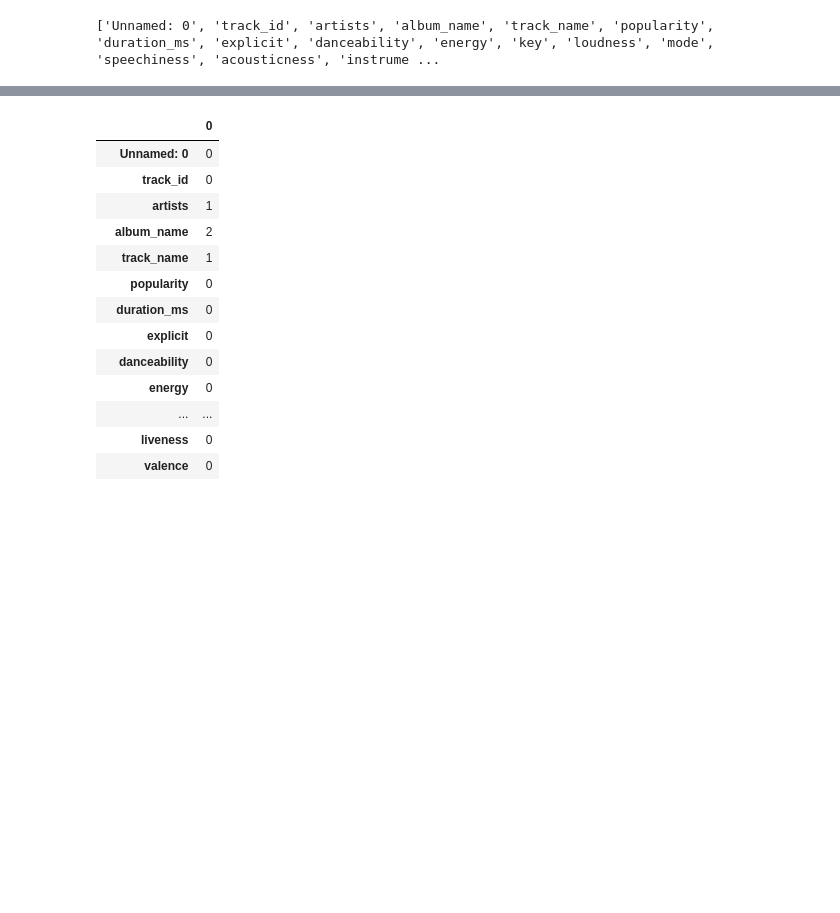
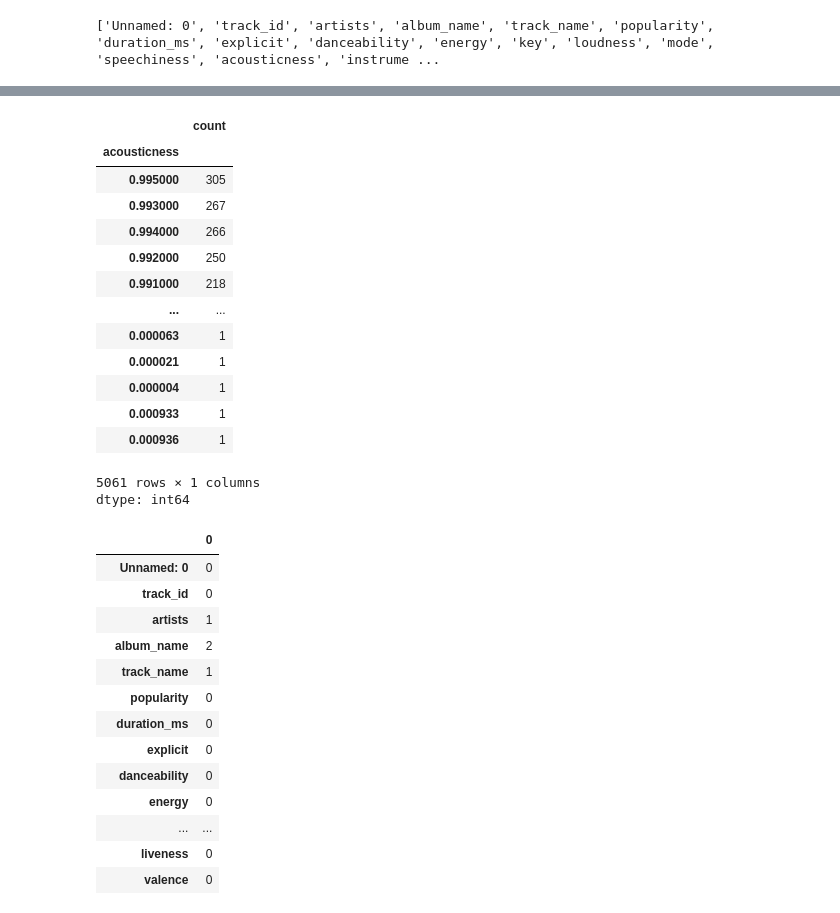
Before and after one commit to andysongyz-dev/brown-summer, a Jupyter notebook: Team4_Spotify_Rec_1_4.ipynb, the cells around one changed output, grey strips where cells are left out. Saved outputs shown, nothing was run; the diff lists cells and outputs as text; code cells hidden in the pictures; blank space fills up the shorter version.

```diff
--- a/Team4_Spotify_Rec_1_4.ipynb
+++ b/Team4_Spotify_Rec_1_4.ipynb
@@ -61,3 +79,21 @@ tracks_df.describe()
+# %%
+tracks_df['acousticness'].value_counts()
+# %% [output]
+|  | count |
+| acousticness |  |
+| 0.995000 | 305 |
+| 0.993000 | 267 |
+| 0.994000 | 266 |
+| 0.992000 | 250 |
+| 0.991000 | 218 |
+| ... | ... |
+| 0.000063 | 1 |
+| 0.000021 | 1 |
+| 0.000004 | 1 |
+| 0.000933 | 1 |
+| 0.000936 | 1 |
+5061 rows × 1 columns
+dtype: int64
 # %%
 #check dataset for missing values
 import numpy as np
```
Also changed, not shown: parts of 7 cells of this notebook.
